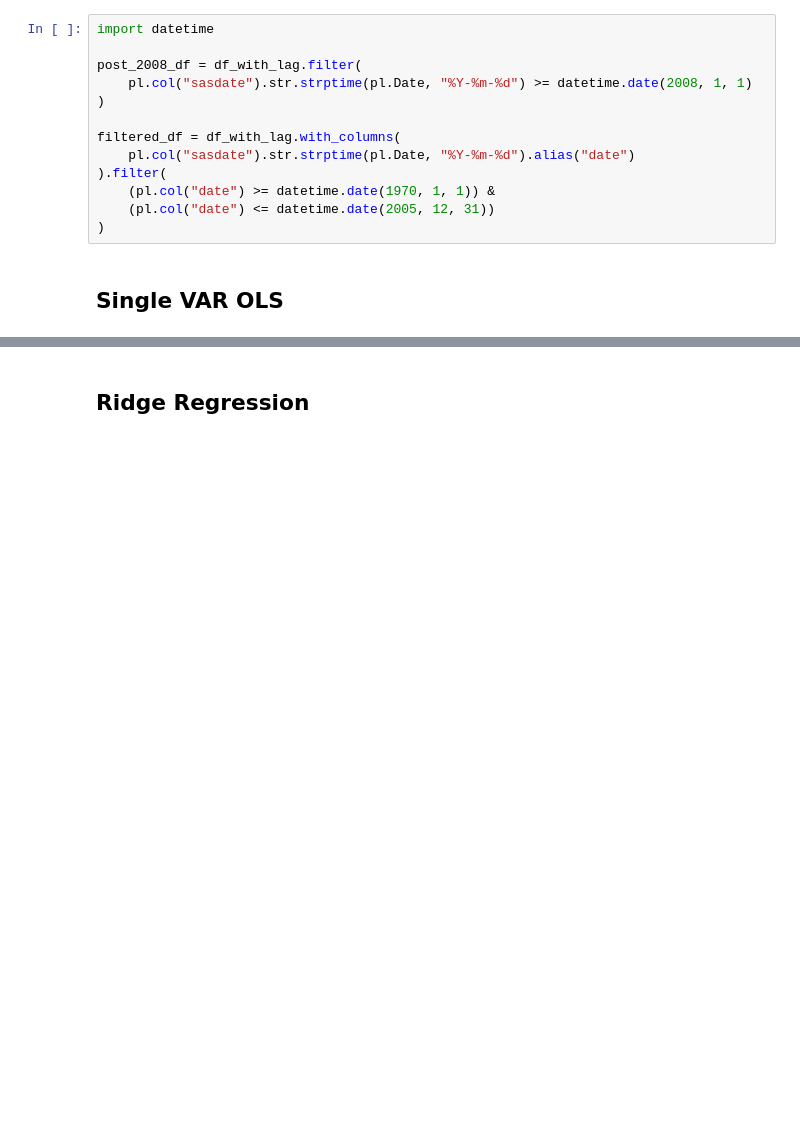
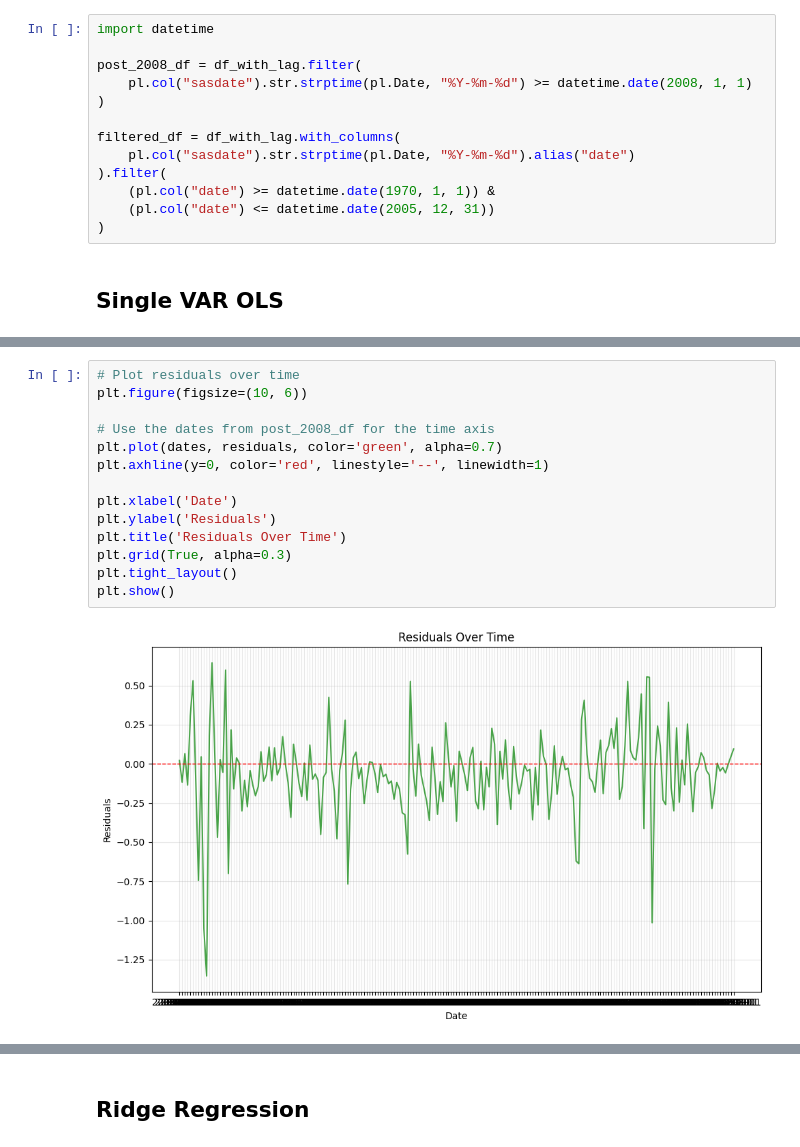
Before and after one commit to rishabhmandayam/inflation_ml, a Jupyter notebook: notebooks/linear_models.ipynb, the cells around one changed output, grey strips where cells are left out. Cells and saved outputs as stored; diff of their text form; blank space fills up the shorter version.

```diff
--- a/notebooks/linear_models.ipynb
+++ b/notebooks/linear_models.ipynb
@@ -167,3 +192,19 @@ plt.show()
+# %%
+# Plot residuals over time
+plt.figure(figsize=(10, 6))
+
+# Use the dates from post_2008_df for the time axis
+plt.plot(dates, residuals, color='green', alpha=0.7)
+plt.axhline(y=0, color='red', linestyle='--', linewidth=1)
+
+plt.xlabel('Date')
+plt.ylabel('Residuals')
+plt.title('Residuals Over Time')
+plt.grid(True, alpha=0.3)
+plt.tight_layout()
+plt.show()
+# %% [output]
+[figure, added]
 # %%
 import scipy.stats as stats
 
```
Also changed, not shown: parts of 9 cells of this notebook, 1 other file.
